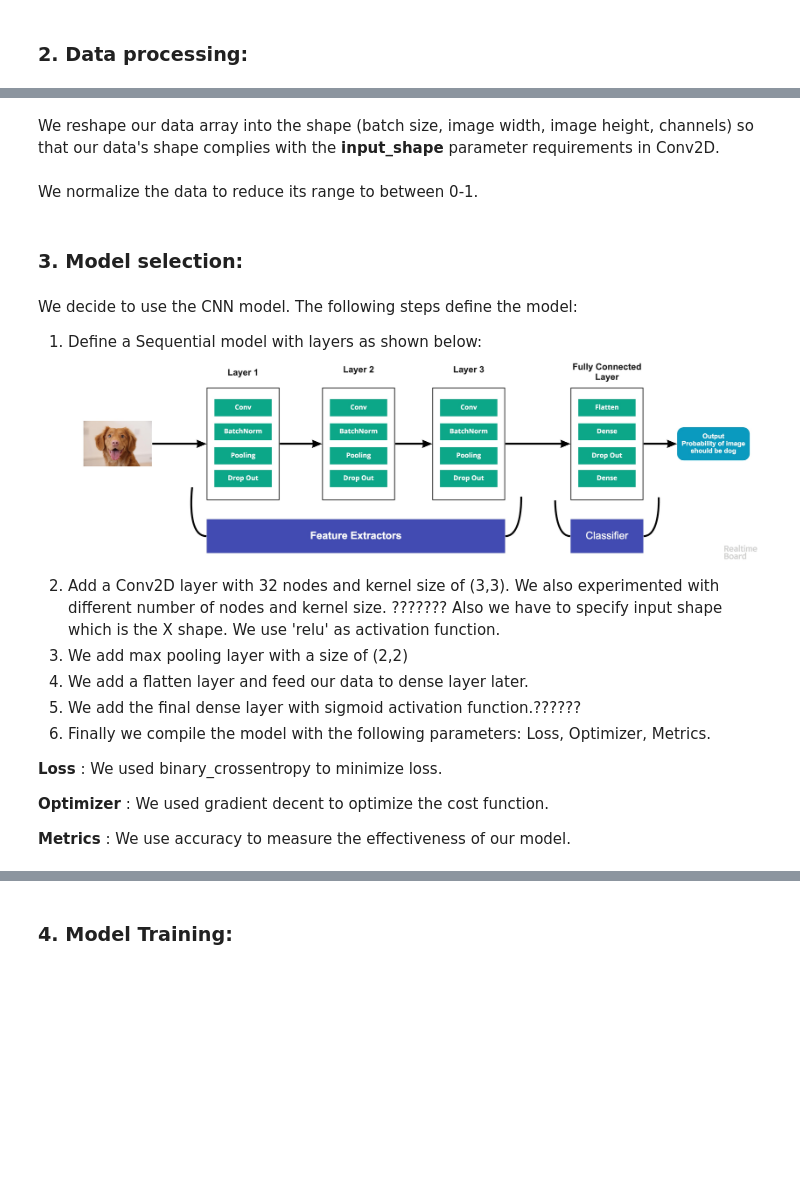
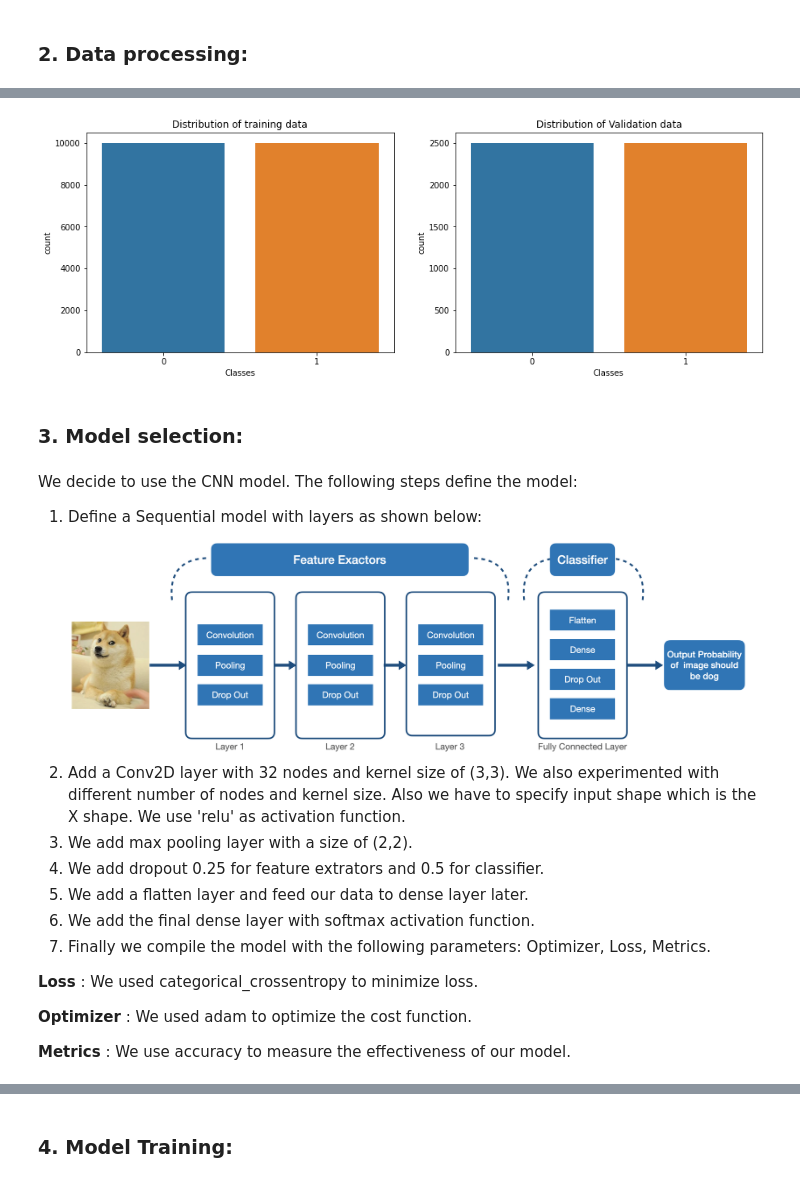
Before and after one commit to jason45992/dogs-vs-cats, a Jupyter notebook: main.ipynb, the cells around one changed output, grey strips where cells are left out. Saved outputs shown, nothing was run; the diff lists cells and outputs as text; code cells hidden in the pictures; blank space fills up the shorter version.

```diff
--- a/main.ipynb
+++ b/main.ipynb
@@ -76,18 +74,17 @@ We resize image into 80 X 80 and append the image and category values into X and
 # %%
-path_train_cat = "datasets/train/cat"
-path_train_dog = "datasets/train/dog"
-train_path = "datasets/train"
-convert = lambda category : int(category == 'dog')
-train_list = os.listdir(path_train_cat) + os.listdir(path_train_dog)
-X = []
-y = []
-
-for p in train_list:
+#for validation dataset
+path_val_cat = "datasets/val/cat"
+path_val_dog = "datasets/val/dog"
+val_path = "datasets/val"
+val_list = os.listdir(path_val_cat) + os.listdir(path_val_dog)
+x_val=[]
+y_val=[]
+for p in val_list:
     category = p.split(".")[0]
     category = convert(category) # convert to 1/0
-    img_array = cv2.imread(os.path.join(train_path,p.split(".")[0],p),cv2.IMREAD_GRAYSCALE)
+    img_array = cv2.imread(os.path.join(val_path,p.split(".")[0],p))
     new_img_array = cv2.resize(img_array, dsize=(80, 80)) # resize
-    X.append(new_img_array)
-    y.append(category)
+    x_val.append(new_img_array)
+    y_val.append(category)
+x_val = np.array(x_val).reshape(-1, 80,80,3)
+y_val = np.array(y_val)
-# %% [markdown]
-We reshape our data array into the shape (batch size, image width, image height, channels) so that our data's shape complies with the **input_shape** parameter requirements in Conv2D.
@@ -97,2 +90,0 @@ y = np.array(y)
-# %% [markdown]
-We normalize the data to reduce its range to between 0-1.
@@ -100,0 +91,13 @@ X = X/255.0
+# %%
+fig, axs = plt.subplots(1,2,figsize=(15,5))
+# Count plot for training set
+sns.countplot(y_train.ravel(), ax=axs[0])
+axs[0].set_title('Distribution of training data')
+axs[0].set_xlabel('Classes')
+# Count plot for testing set
+sns.countplot(y_val.ravel(), ax=axs[1])
+axs[1].set_title('Distribution of Validation data')
+axs[1].set_xlabel('Classes')
+plt.show()
+# %% [output]
+[figure, added]
@@ -104,16 +118,17 @@ X = X/255.0
 We decide to use the CNN model. The following steps define the model:
 
 1. Define a Sequential model with layers as shown below:
-![image.png](attachment:image.png)
-2. Add a Conv2D layer with 32 nodes and kernel size of (3,3). We also experimented with different number of nodes and kernel size. ??????? Also we have to specify input shape which is the X shape. We use 'relu' as activation function.
-3. We add max pooling layer with a size of (2,2)
-4. We add a flatten layer and feed our data to dense layer later.
-5. We add the final dense layer with sigmoid activation function.??????
-6. Finally we compile the model with the following parameters: Loss, Optimizer, Metrics.
+![image-4.png](attachment:image-4.png)
+2. Add a Conv2D layer with 32 nodes and kernel size of (3,3). We also experimented with different number of nodes and kernel size. Also we have to specify input shape which is the X shape. We use 'relu' as activation function.
+3. We add max pooling layer with a size of (2,2).
+4. We add dropout 0.25 for feature extrators and 0.5 for classifier.
+5. We add a flatten layer and feed our data to dense layer later.
+6. We add the final dense layer with softmax activation function.
+7. Finally we compile the model with the following parameters: Optimizer, Loss, Metrics.
 
-**Loss** : We used binary_crossentropy to minimize loss.
+**Loss** : We used categorical_crossentropy to minimize loss.
 
-**Optimizer** : We used gradient decent to optimize the cost function.
+**Optimizer** : We used adam to optimize the cost function.
 
 **Metrics** : We use accuracy to measure the effectiveness of our model.
 # %%
```
Also changed, not shown: parts of 33 cells of this notebook.
